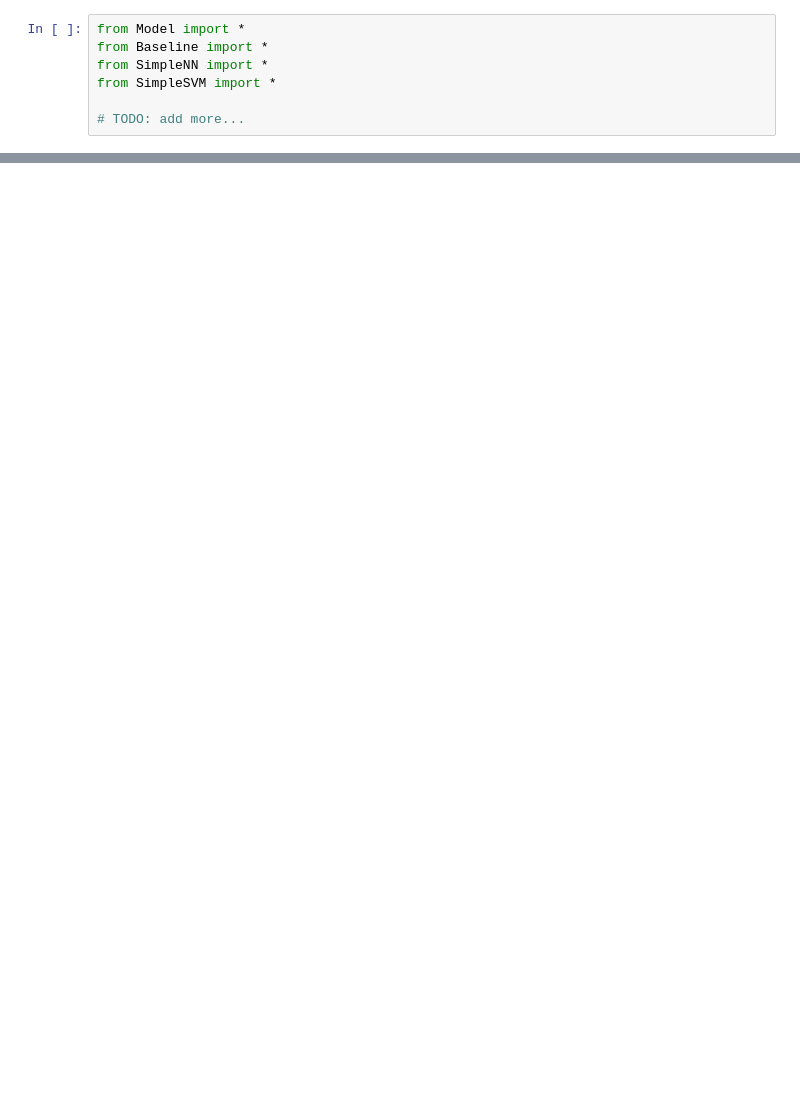
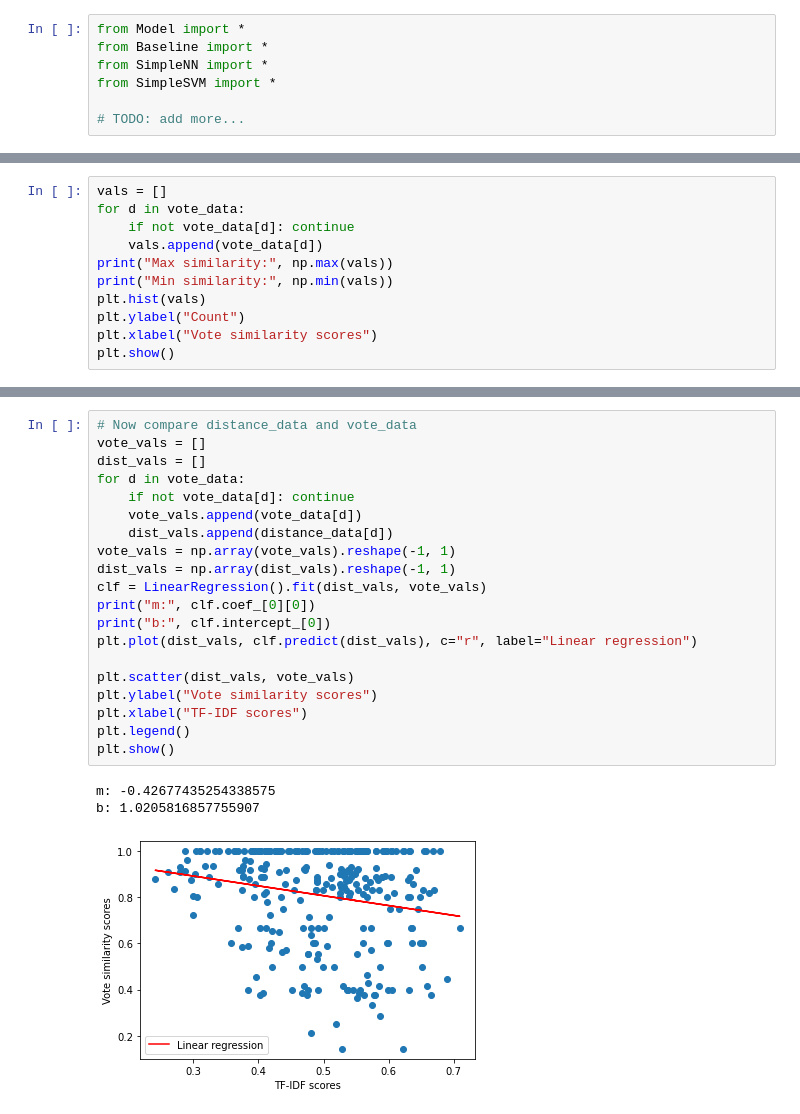
Before and after one commit to rosalg/cs224u-final-project, a Jupyter notebook: src/Main_code.ipynb, the cells around one changed output, grey strips where cells are left out. Drawn from its saved outputs; the diff is of its cells as text; blank space fills up the shorter version.

```diff
--- a/src/Main_code.ipynb
+++ b/src/Main_code.ipynb
@@ -83,0 +222,11 @@ print("Accuracy of SimpleNN:", num_corr / num_tot)
+# %%
+vals = []
+for d in vote_data:
+    if not vote_data[d]: continue
+    vals.append(vote_data[d])
+print("Max similarity:", np.max(vals))
+print("Min similarity:", np.min(vals))
+plt.hist(vals)
+plt.ylabel("Count")
+plt.xlabel("Vote similarity scores")
+plt.show()
@@ -83,0 +237,24 @@ print("Accuracy of SimpleNN:", num_corr / num_tot)
+# %%
+# Now compare distance_data and vote_data
+vote_vals = []
+dist_vals = []
+for d in vote_data:
+    if not vote_data[d]: continue
+    vote_vals.append(vote_data[d])
+    dist_vals.append(distance_data[d])
+vote_vals = np.array(vote_vals).reshape(-1, 1)
+dist_vals = np.array(dist_vals).reshape(-1, 1)
+clf = LinearRegression().fit(dist_vals, vote_vals)
+print("m:", clf.coef_[0][0])
+print("b:", clf.intercept_[0])
+plt.plot(dist_vals, clf.predict(dist_vals), c="r", label="Linear regression")
+
+plt.scatter(dist_vals, vote_vals)
+plt.ylabel("Vote similarity scores")
+plt.xlabel("TF-IDF scores")
+plt.legend()
+plt.show()
+# %% [output]
+m: -0.42677435254338575
+b: 1.0205816857755907
+[figure, added]
```
Also changed, not shown: parts of 18 cells of this notebook.
